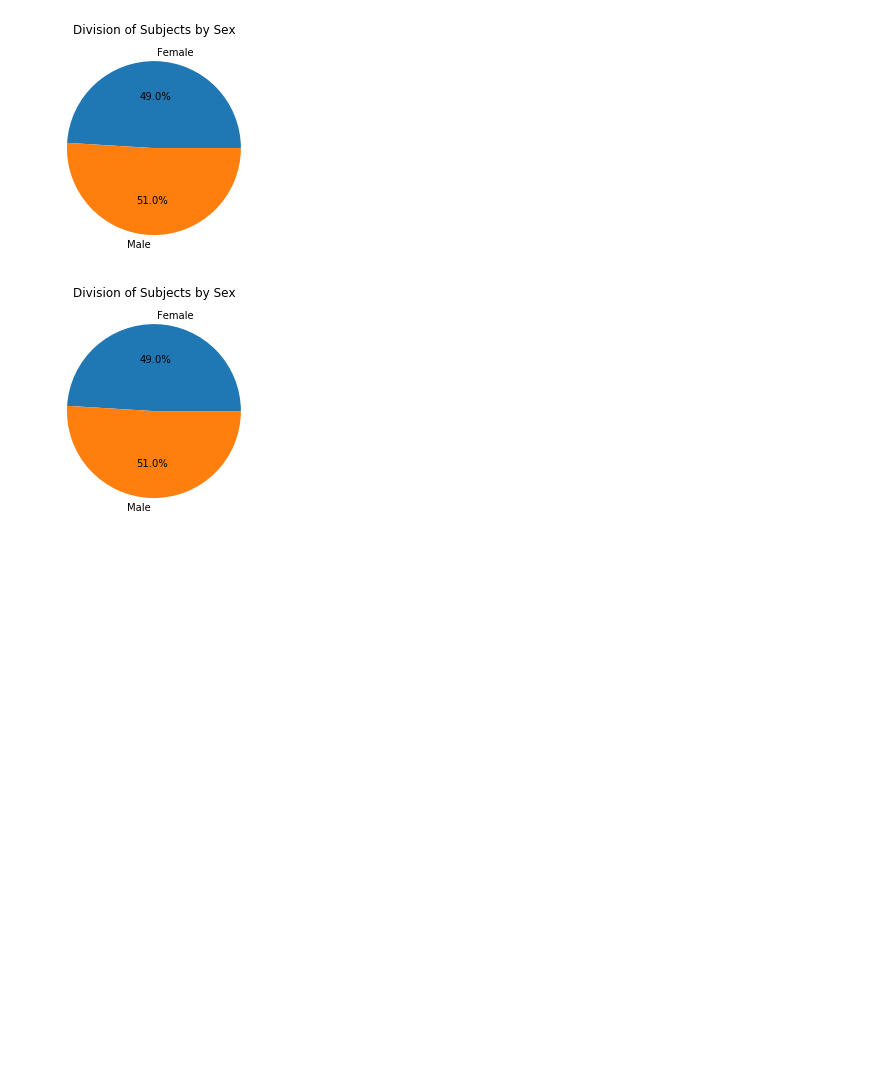
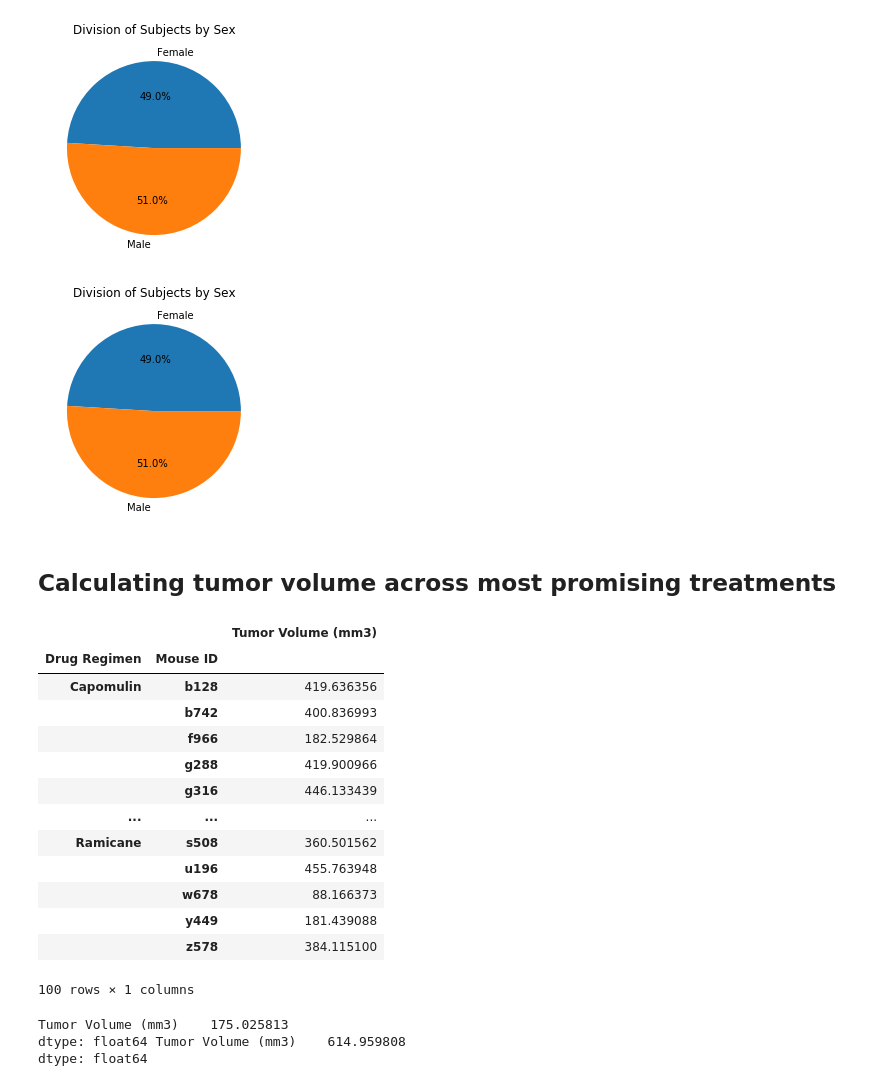
Before and after one commit to troypramsey/matplotlib-challenge, a Jupyter notebook: matplotlib-challenge.ipynb, the cells around one changed output. Drawn from its saved outputs; the diff is of its cells as text; code cells hidden in the pictures; blank space fills up the shorter version.

Commit message:
add tumor volume summary, calculated quartiles and bounds

```diff
--- a/matplotlib-challenge.ipynb
+++ b/matplotlib-challenge.ipynb
@@ -128,3 +138,42 @@ plt.title('Division of Subjects by Sex')
 plt.show()
 # %% [output]
 [figure]
+# %% [markdown]
+## Calculating tumor volume across most promising treatments
+# %%
+drug_mouse_group = mouse_cleaned.groupby(['Drug Regimen', 'Mouse ID'])
+drug_mouse_group
+tumor_mass = pd.DataFrame(drug_mouse_group['Tumor Volume (mm3)'].sum())
+tumor_mass
+promising_tumor_mass = tumor_mass.loc[
+['Capomulin', 'Ramicane', 'Infubinol', 'Ceftamin']]
+promising_tumor_mass
+# %% [output]
+|  |  | Tumor Volume (mm3) |
+| Drug Regimen | Mouse ID |  |
+| Capomulin | b128 | 419.636356 |
+|  | b742 | 400.836993 |
+|  | f966 | 182.529864 |
+|  | g288 | 419.900966 |
+|  | g316 | 446.133439 |
+| ... | ... | ... |
+| Ramicane | s508 | 360.501562 |
+|  | u196 | 455.763948 |
+|  | w678 | 88.166373 |
+|  | y449 | 181.439088 |
+|  | z578 | 384.115100 |
+100 rows × 1 columns
+# %%
+quartiles = promising_tumor_mass.quantile([.25,.5,.75])
+lq = quartiles.loc[.25]
+uq = quartiles.loc[.75]
+iqr = uq - lq
+
+lb = lq-(1.5*iqr)
+ub = uq+(1.5*iqr)
+
+print(lb, ub)
+# %% [output]
+Tumor Volume (mm3)    175.025813
+dtype: float64 Tumor Volume (mm3)    614.959808
+dtype: float64
```
Also changed, not shown: parts of 5 cells of this notebook.
